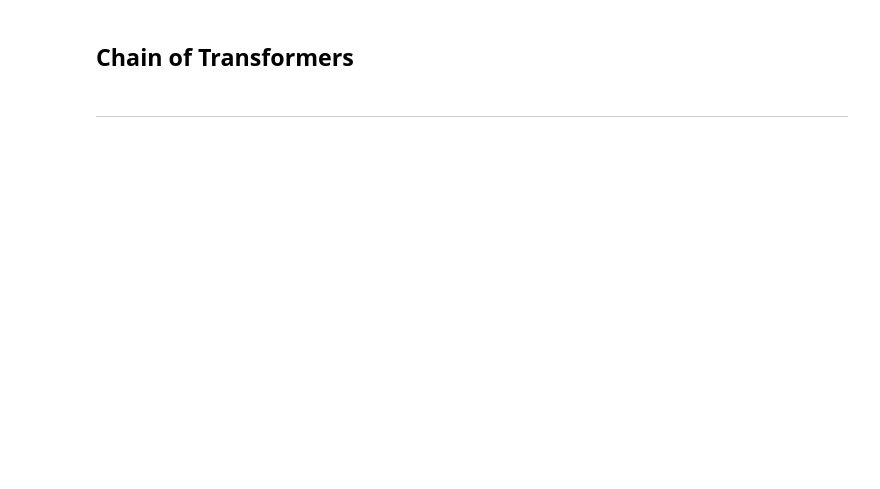
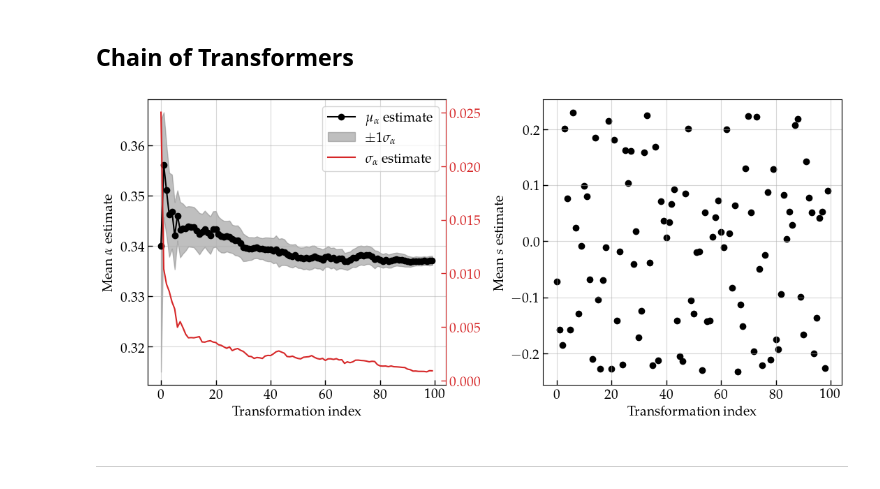
Before and after one commit to stommen/tif345_projects, a Jupyter notebook: project_3/project3_LBOS.ipynb, the cells around one changed output. Saved outputs shown, nothing was run; the diff lists cells and outputs as text; code cells hidden in the pictures; blank space fills up the shorter version.

```diff
--- a/project_3/project3_LBOS.ipynb
+++ b/project_3/project3_LBOS.ipynb
@@ -508,2 +598,28 @@ ax_bar = dist_data_plotter(ax_bar, true_counts, simulated_counts_NN, sim_std_min
+# %%
+
+fig, axs = plt.subplots(1, 2, figsize=(11, 5))
+axs[0].plot(np.arange(N_transformations), transformation_results['alpha_mean'], color='k', marker='o', label=r'$\mu_\alpha$ estimate')
+axs[0].fill_between(np.arange(N_transformations),
+                    np.array(transformation_results['alpha_mean']) - np.array(transformation_results['alpha_std']),
+                    np.array(transformation_results['alpha_mean']) + np.array(transformation_results['alpha_std']),
+                    color='gray', alpha=0.5, label=r'$\pm 1\sigma_\alpha$')
+axs[0].plot([], [], color='tab:red', label=r'$\sigma_\alpha$ estimate')
+axs[0].legend()
+ax2 = axs[0].twinx()
+ax2.tick_params(color='tab:red', labelcolor='tab:red')
+ax2.spines['right'].set_color('tab:red')
+ax2.plot(np.arange(N_transformations), transformation_results['alpha_std'], color='tab:red')
+axs[1].scatter(np.arange(N_transformations), transformation_results['s_mean'], color='k')
+axs[0].set_ylabel(r'Mean $\alpha$ estimate')
+axs[1].set_ylabel(r'Mean $s$ estimate')
+axs[0].set_xlabel('Transformation index')
+axs[1].set_xlabel('Transformation index')
+axs[0].grid(True, linestyle='-', alpha=0.5)
+axs[1].grid(True, linestyle='-', alpha=0.5)
+
+plt.tight_layout()
+plt.show()
+# %% [output]
+[figure, added]
 # %% [markdown]
 ---
```
Also changed, not shown: parts of 14 cells of this notebook, 4 other files.
